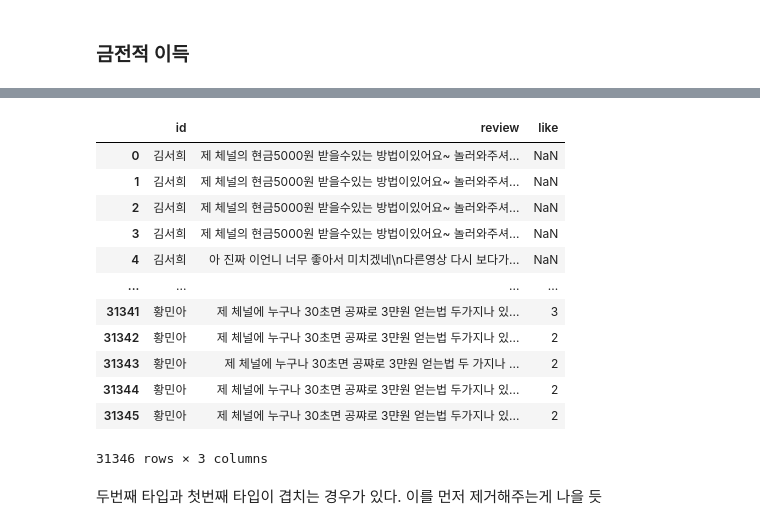
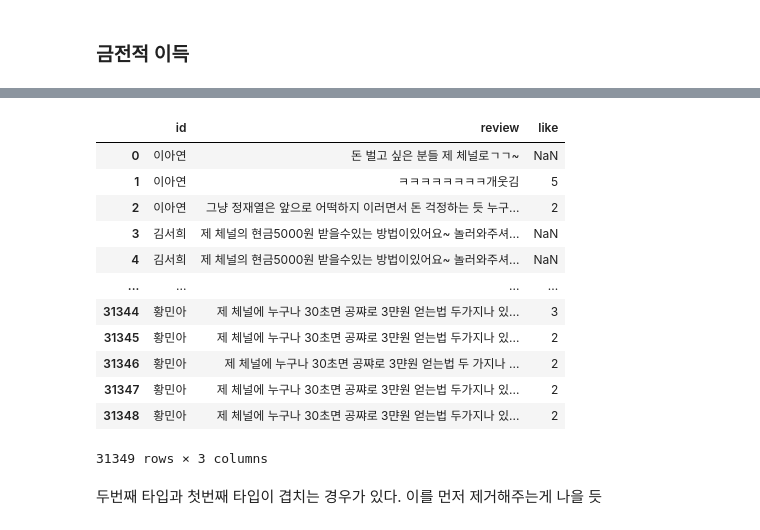
Before and after one commit to subeomsp/TIL_2, a Jupyter notebook: 유튜브 크롤링/BERT 스팸 분류 모델 for Youtube.ipynb, the cells around one changed output, grey strips where cells are left out. Saved outputs shown, nothing was run; the diff lists cells and outputs as text; code cells hidden in the pictures.

```diff
--- a/유튜브 크롤링/BERT 스팸 분류 모델 for Youtube.ipynb
+++ b/유튜브 크롤링/BERT 스팸 분류 모델 for Youtube.ipynb
@@ -1335,19 +1290,3 @@ def del_and_show(df_, num, spam_df):
-# %%
-df
-# %% [output]
-|  | id | review | like |
-| 0 | 김서희 | 제 체널의 현금5000원 받을수있는 방법이있어요~ 놀러와주셔... | NaN |
-| 1 | 김서희 | 제 체널의 현금5000원 받을수있는 방법이있어요~ 놀러와주셔... | NaN |
-| 2 | 김서희 | 제 체널의 현금5000원 받을수있는 방법이있어요~ 놀러와주셔... | NaN |
-| 3 | 김서희 | 제 체널의 현금5000원 받을수있는 방법이있어요~ 놀러와주셔... | NaN |
-| 4 | 김서희 | 아 진짜 이언니 너무 좋아서 미치겠네\n다른영상 다시 보다가... | NaN |
-| ... | ... | ... | ... |
-| 31341 | 황민아 | 제 체널에 누구나 30초면 공쨔로 3먄원 얻는법 두가지나 있... | 3 |
-| 31342 | 황민아 | 제 체널에 누구나 30초면 공쨔로 3먄원 얻는법 두가지나 있... | 2 |
-| 31343 | 황민아 | 제 체널에 누구나 30초면 공쨔로 3먄원 얻는법 두 가지나 ... | 2 |
-| 31344 | 황민아 | 제 체널에 누구나 30초면 공쨔로 3먄원 얻는법 두가지나 있... | 2 |
-| 31345 | 황민아 | 제 체널에 누구나 30초면 공쨔로 3먄원 얻는법 두가지나 있... | 2 |
-31346 rows × 3 columns
 # %%
 temp_type2 = pd.DataFrame(columns = df.columns)
 for user, review in zip(df['id'], df['review']):
@@ -1357,6 +1296,22 @@ for user, review in zip(df['id'], df['review']):
             temp_type2 = pd.concat([temp_type2, temp_df], ignore_index=True)
         else:
             pass
+# %%
+temp_type2
+# %% [output]
+|  | id | review | like |
+| 0 | 이아연 | 돈 벌고 싶은 분들 제 체널로ㄱㄱ~ | NaN |
+| 1 | 이아연 | ㅋㅋㅋㅋㅋㅋㅋㅋ개웃김 | 5 |
+| 2 | 이아연 | 그냥 정재열은 앞으로 어떡하지 이러면서 돈 걱정하는 듯 누구... | 2 |
+| 3 | 김서희 | 제 체널의 현금5000원 받을수있는 방법이있어요~ 놀러와주셔... | NaN |
+| 4 | 김서희 | 제 체널의 현금5000원 받을수있는 방법이있어요~ 놀러와주셔... | NaN |
+| ... | ... | ... | ... |
+| 31344 | 황민아 | 제 체널에 누구나 30초면 공쨔로 3먄원 얻는법 두가지나 있... | 3 |
+| 31345 | 황민아 | 제 체널에 누구나 30초면 공쨔로 3먄원 얻는법 두가지나 있... | 2 |
+| 31346 | 황민아 | 제 체널에 누구나 30초면 공쨔로 3먄원 얻는법 두 가지나 ... | 2 |
+| 31347 | 황민아 | 제 체널에 누구나 30초면 공쨔로 3먄원 얻는법 두가지나 있... | 2 |
+| 31348 | 황민아 | 제 체널에 누구나 30초면 공쨔로 3먄원 얻는법 두가지나 있... | 2 |
+31349 rows × 3 columns
 # %%
 spam_type2 = pd.DataFrame(columns = temp_type2.columns)
 # %% [markdown]
```
Also changed, not shown: parts of 11 cells of this notebook.
